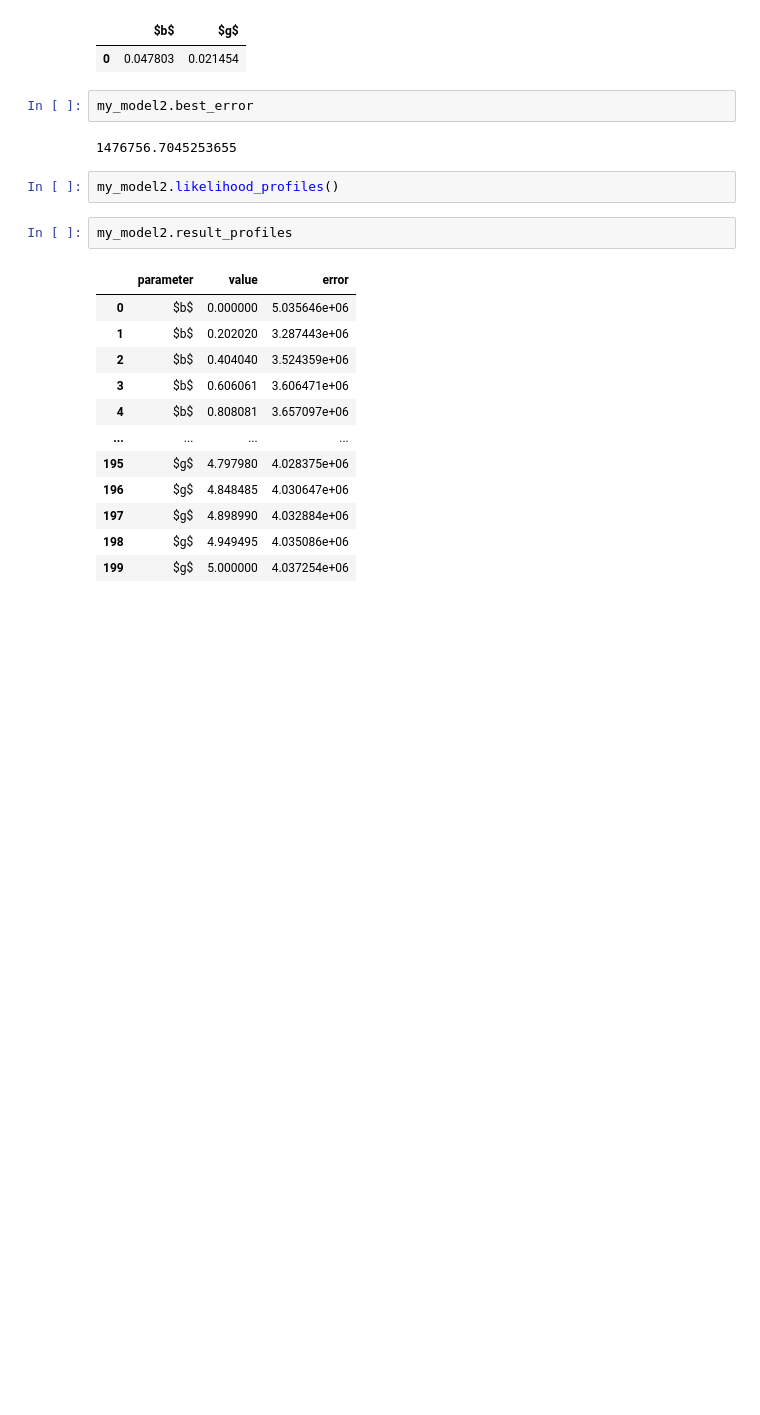
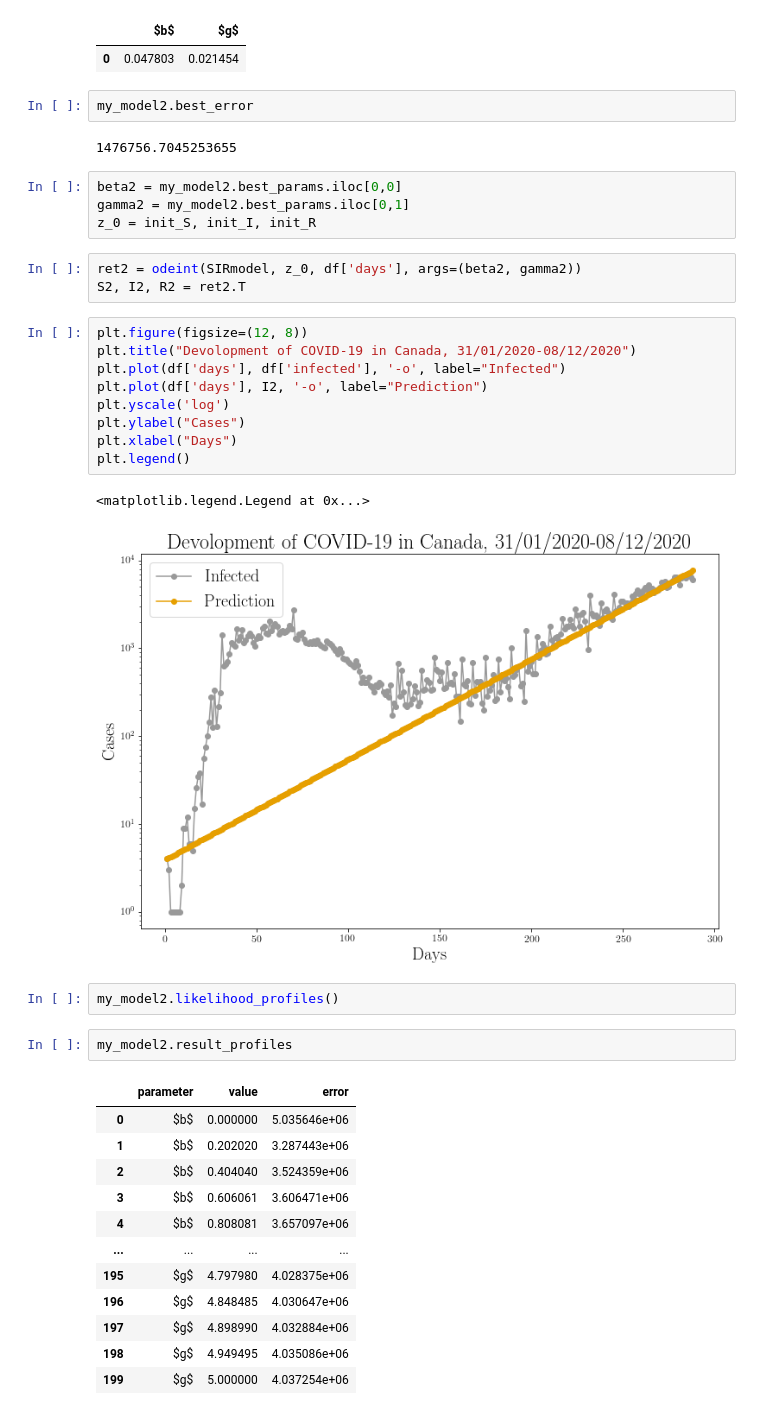
Before and after one commit to manulizcano/proyect2, a Jupyter notebook: SIRcanada.ipynb, the cells around one changed output. Cells and saved outputs as stored; diff of their text form; blank space fills up the shorter version.

```diff
--- a/SIRcanada.ipynb
+++ b/SIRcanada.ipynb
@@ -225,6 +225,25 @@ my_model2.best_params
 my_model2.best_error
 # %% [output]
 1476756.7045253655
+# %%
+beta2 = my_model2.best_params.iloc[0,0]
+gamma2 = my_model2.best_params.iloc[0,1]
+z_0 = init_S, init_I, init_R
+# %%
+ret2 = odeint(SIRmodel, z_0, df['days'], args=(beta2, gamma2))
+S2, I2, R2 = ret2.T
+# %%
+plt.figure(figsize=(12, 8))
+plt.title("Devolopment of COVID-19 in Canada, 31/01/2020-08/12/2020")
+plt.plot(df['days'], df['infected'], '-o', label="Infected")
+plt.plot(df['days'], I2, '-o', label="Prediction")
+plt.yscale('log')
+plt.ylabel("Cases")
+plt.xlabel("Days")
+plt.legend()
+# %% [output]
+<matplotlib.legend.Legend at 0x...>
+[figure, added]
 # %%
 my_model2.likelihood_profiles()
 # %%
```
